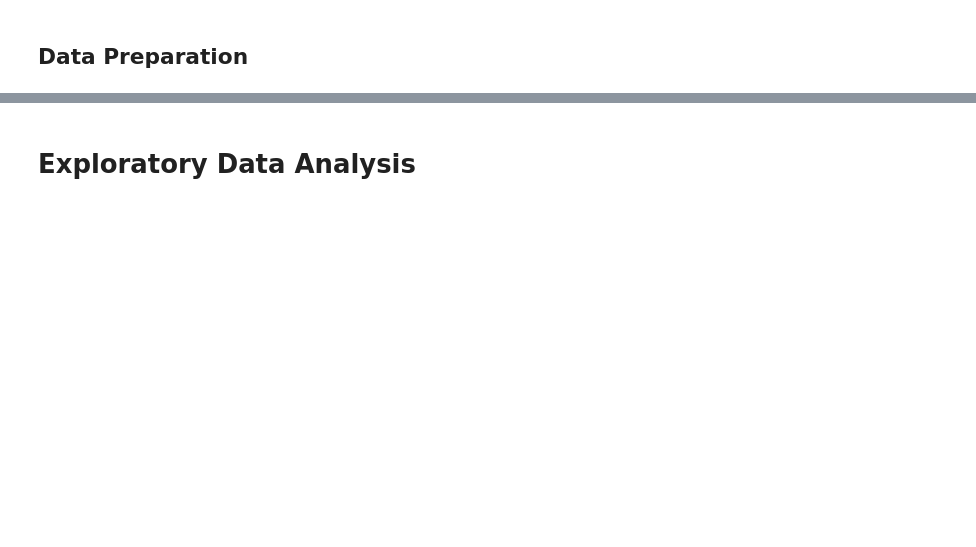
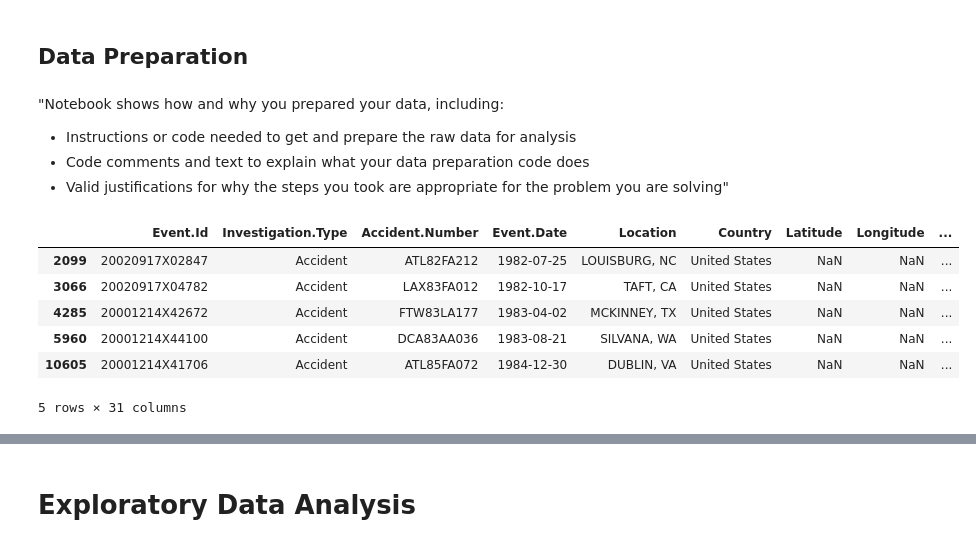
Before and after one commit to morgannash1/phase1_project, a Jupyter notebook: notebook.ipynb, the cells around one changed output, grey strips where cells are left out. Cells and saved outputs as stored; diff of their text form; code cells hidden in the pictures; blank space fills up the shorter version.

Commit message:
Added text/eda

```diff
--- a/notebook.ipynb
+++ b/notebook.ipynb
@@ -5,2 +87,19 @@
 # %% [markdown]
 ## Data Preparation
+# %% [markdown]
+"Notebook shows how and why you prepared your data, including:
+- Instructions or code needed to get and prepare the raw data for analysis
+- Code comments and text to explain what your data preparation code does
+- Valid justifications for why the steps you took are appropriate for the problem you are solving"
+# %%
+# Start cleaning dataset. First, drop entries where the flight purpose is not skydiving.
+skydiving = data[data['Purpose.of.flight'] == 'Skydiving']
+skydiving.head()
+# %% [output]
+|  | Event.Id | Investigation.Type | Accident.Number | Event.Date | Location | Country | Latitude | Longitude | ... |
+| 2099 | 20020917X02847 | Accident | ATL82FA212 | 1982-07-25 | LOUISBURG, NC | United States | NaN | NaN | ... |
+| 3066 | 20020917X04782 | Accident | LAX83FA012 | 1982-10-17 | TAFT, CA | United States | NaN | NaN | ... |
+| 4285 | 20001214X42672 | Accident | FTW83LA177 | 1983-04-02 | MCKINNEY, TX | United States | NaN | NaN | ... |
+| 5960 | 20001214X44100 | Accident | DCA83AA036 | 1983-08-21 | SILVANA, WA | United States | NaN | NaN | ... |
+| 10605 | 20001214X41706 | Accident | ATL85FA072 | 1984-12-30 | DUBLIN, VA | United States | NaN | NaN | ... |
+5 rows × 31 columns
```
Also changed, not shown: parts of 40 cells of this notebook.
